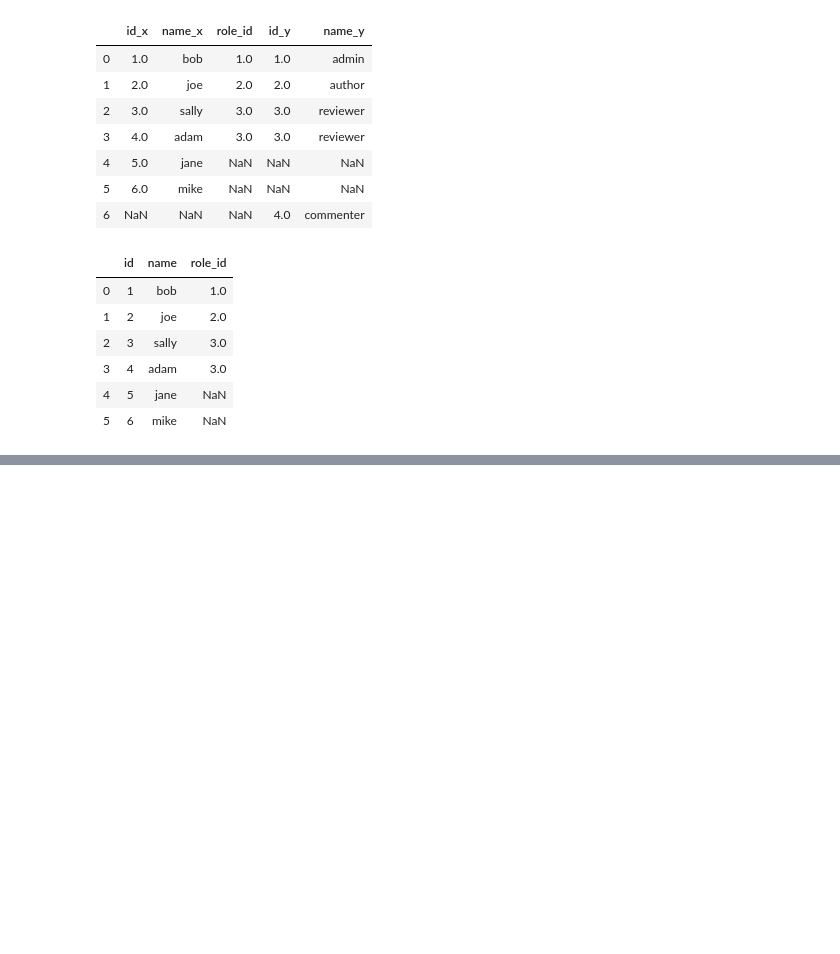
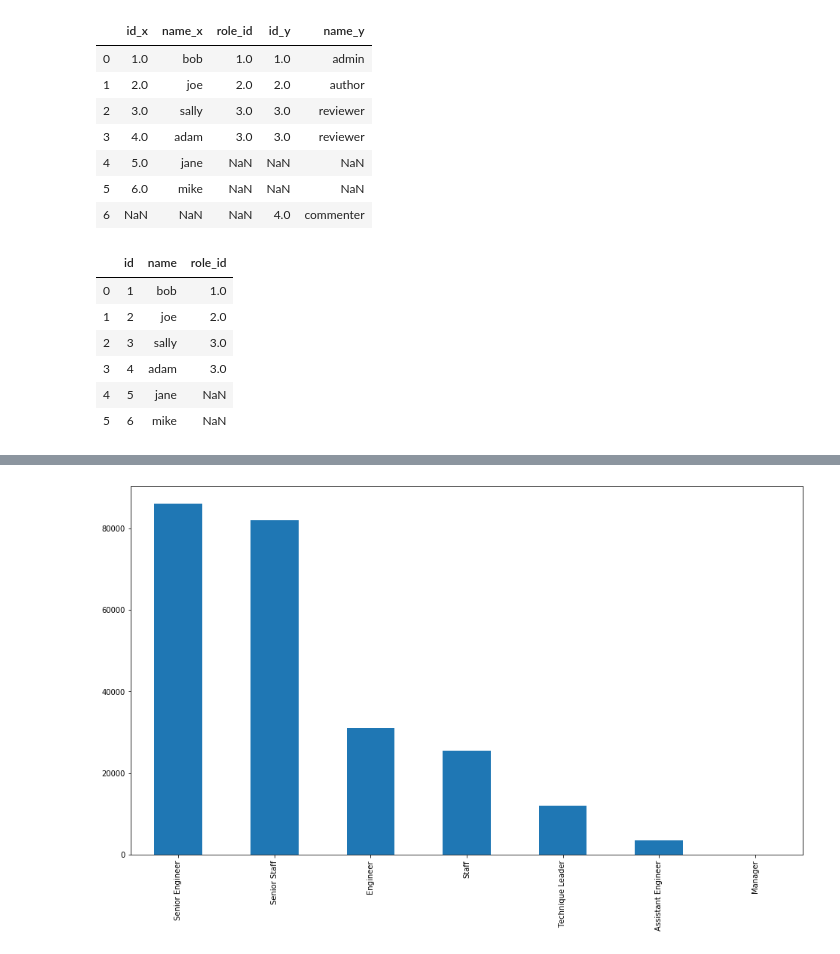
Before and after one commit to chasethompson/python-exercises, a Jupyter notebook: 4.8.4.4_advanced_dataframes.ipynb, the cells around one changed output, grey strips where cells are left out. Cells and saved outputs as stored; diff of their text form; code cells hidden in the pictures; blank space fills up the shorter version.

```diff
--- a/4.8.4.4_advanced_dataframes.ipynb
+++ b/4.8.4.4_advanced_dataframes.ipynb
@@ -263,0 +270,3 @@ pd.merge(users, roles, how='left')
+# %%
+def get_db_url(username, hostname, password, db_name):
+    return f"mysql+pymysql://{user}:{password}@{host}/{db_name}"
@@ -263,0 +275,2 @@ pd.merge(users, roles, how='left')
+# %%
+url = get_db_url(user, host, password,'employees')
@@ -263,0 +315,3 @@ pd.merge(users, roles, how='left')
+# %%
+titles = pd.read_sql("SELECT * FROM titles", url)
+titles.head()
@@ -263,0 +338,4 @@ pd.merge(users, roles, how='left')
+# %%
+titles_as_strings = titles.to_date.astype('str')
+current_emp = titles[titles_as_strings.str.contains('9999')]
+current_emp['title'].value_counts()
@@ -263,0 +351,6 @@ pd.merge(users, roles, how='left')
+# %%
+plt.figure(figsize=(16, 9))
+current_emp['title'].value_counts().plot.bar()
+plt.show()
+# %% [output]
+[figure, added]
```
Also changed, not shown: parts of 47 cells of this notebook, 1 other file.
